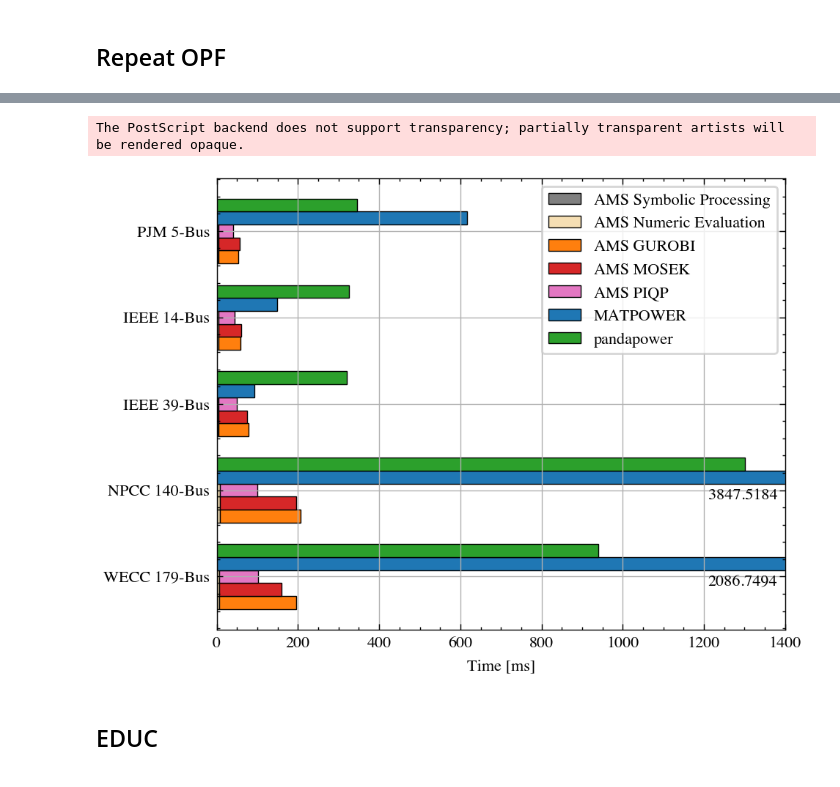
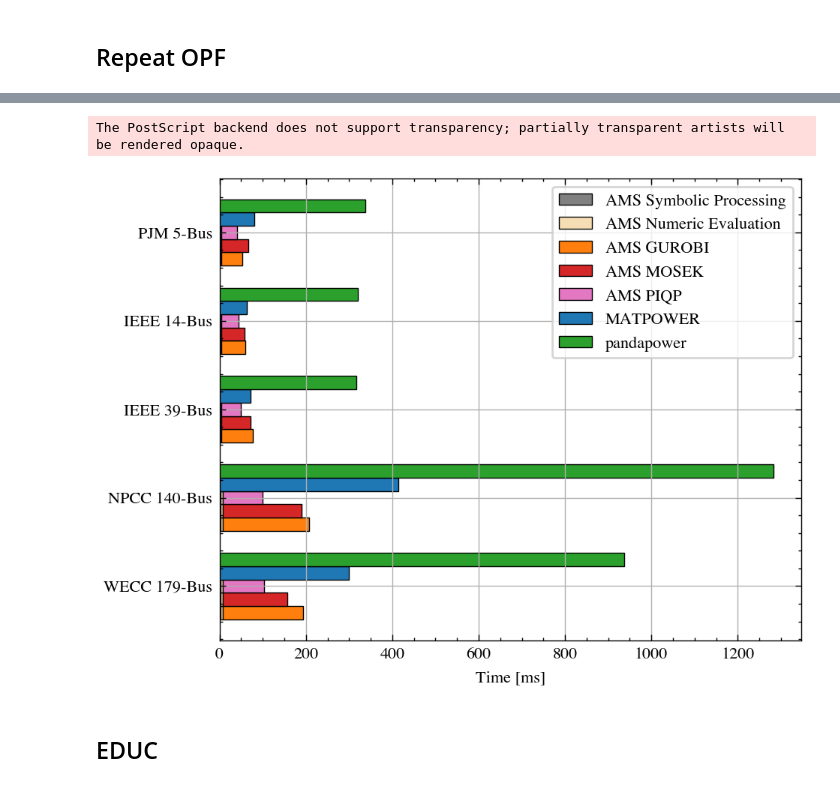
Before and after one commit to CURENT/demo, a Jupyter notebook: demo/ams_benchmark/plot/bench_plot.ipynb, the cells around one changed output, grey strips where cells are left out. Saved outputs shown, nothing was run; the diff lists cells and outputs as text; code cells hidden in the pictures.

```diff
--- a/demo/ams_benchmark/plot/bench_plot.ipynb
+++ b/demo/ams_benchmark/plot/bench_plot.ipynb
@@ -55,7 +55,7 @@ dcopf_cases = [
 
 time_df = time_dcopf.copy()
 time_df.index = dcopf_cases
-time_df['matpower'] = mp_res[mp_cols].min(axis=1).values
+time_df['matpower'] = mp_res[mp_cols].mean(axis=1).values
 
 obj_df = obj_dcopf[['grb', 'pdp']].copy()
 obj_df.index = dcopf_cases
@@ -296,7 +296,7 @@ mpr_res = pd.read_csv('../results/results_matpower_repeat.csv')
 
 timer_df = time_rdcopf.copy()
 timer_df.index = ['PJM 5-Bus', 'IEEE 14-Bus', 'IEEE 39-Bus', 'NPCC 140-Bus', 'WECC 179-Bus']
-timer_df['matpower'] = mpr_res[mp_cols].min(axis=1).values
+timer_df['matpower'] = mpr_res[mp_cols].mean(axis=1).values
 
 timer_df
 # %% [output]
@@ -373,39 +373,34 @@ add_bars_and_arrows(axr, x_index - 2*height,
 add_bars_and_arrows(axr, x_index - height,
                     heights=time_plot['ams_mosek'],
                     color='tab:red', label='AMS MOSEK',
                     height=height, left=time_plot[num_cols + ['ams_parse']].sum(axis=1))
 # AMS PIQP
 add_bars_and_arrows(axr, x_index,
                     heights=time_plot['ams_piqp'],
                     color='tab:pink', label='AMS PIQP',
                     height=height, left=time_plot[num_cols + ['ams_parse']].sum(axis=1))
 # MATPOWER
 add_bars_and_arrows(axr, x_index + height,
                     heights=time_plot['matpower'],
                     color='tab:blue', label='MATPOWER',
                     height=height, left=None)
 # pandpower
 add_bars_and_arrows(axr, x_index + 2*height,
                     heights=time_plot['pdp'],
                     color='tab:green', label='pandapower',
                     height=height, left=None)
 
-# Annotate the two large values
-axr.annotate('3847.5184', xy=(1210, 0.9), color='black')
-axr.annotate('2086.7494', xy=(1210, -0.1), color='black')
-
 axr.legend(loc='upper right', ncols=1, frameon=True)
 
 axr.set_yticks(x_index)
 axr.set_yticklabels(case_names, rotation=0, ha='right')
 axr.set_xlabel('Time [ms]')
-axr.set_xlim(0, 1400)
 axr.grid()
 
 figr.savefig('fig_dcopf_repeat.eps', bbox_inches='tight')
 # %% [output]
 The PostScript backend does not support transparency; partially transparent artists will be rendered opaque.
-[figure, old version]
+[figure, new version]
 # %% [markdown]
 ## EDUC
 # %%
```
Also changed, not shown: parts of 5 cells of this notebook, 10 other files.
